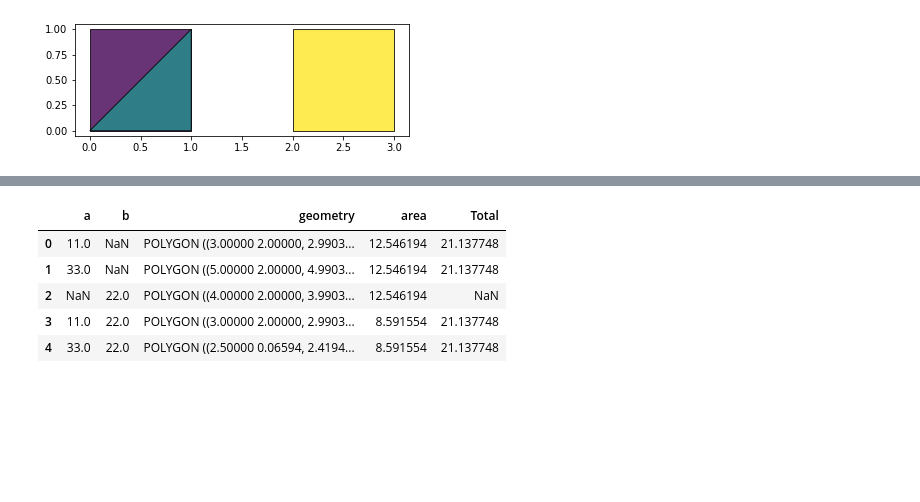
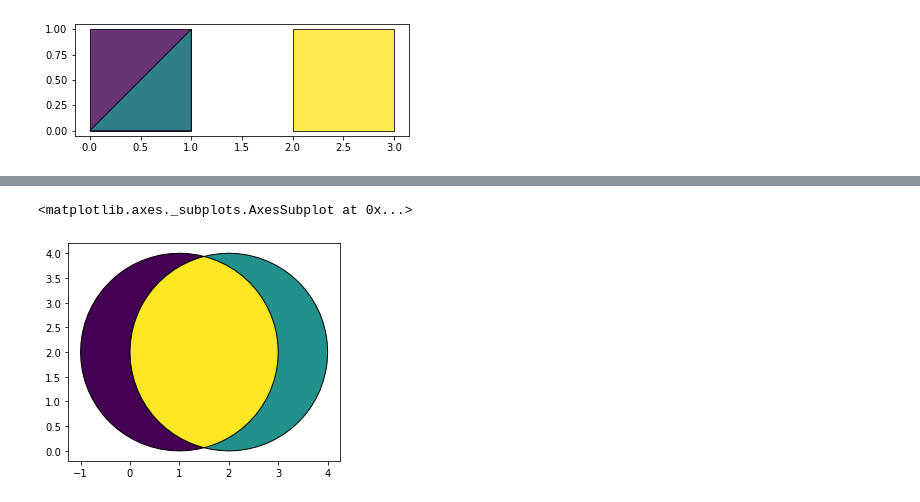
Before and after one commit to JackMcKew/jackmckew.dev, a Jupyter notebook: content/2020/intro-to-geopandas/intro-to-geopandas.ipynb, the cells around one changed output, grey strips where cells are left out. Cells and saved outputs as stored; diff of their text form; code cells hidden in the pictures; blank space fills up the shorter version.

```diff
--- a/content/2020/intro-to-geopandas/intro-to-geopandas.ipynb
+++ b/content/2020/intro-to-geopandas/intro-to-geopandas.ipynb
@@ -87,10 +77,5 @@ See the caveats in the documentation: http://pandas.pydata.org/pandas-docs/stabl
-# %%
-total_gdf['Total'] = total_gdf.groupby(['a'])['area'].transform('sum')
-display(total_gdf)
-# %% [output]
-|  | a | b | geometry | area | Total |
-| 0 | 11.0 | NaN | POLYGON ((3.00000 2.00000, 2.9903... | 12.546194 | 21.137748 |
-| 1 | 33.0 | NaN | POLYGON ((5.00000 2.00000, 4.9903... | 12.546194 | 21.137748 |
-| 2 | NaN | 22.0 | POLYGON ((4.00000 2.00000, 3.9903... | 12.546194 | NaN |
-| 3 | 11.0 | 22.0 | POLYGON ((3.00000 2.00000, 2.9903... | 8.591554 | 21.137748 |
-| 4 | 33.0 | 22.0 | POLYGON ((2.50000 0.06594, 2.4194... | 8.591554 | 21.137748 |
+# %%
+total_gdf.plot(cmap='viridis',edgecolor='k')
+# %% [output]
+<matplotlib.axes._subplots.AxesSubplot at 0x...>
+[figure, added]
```
Also changed, not shown: parts of 6 cells of this notebook.
